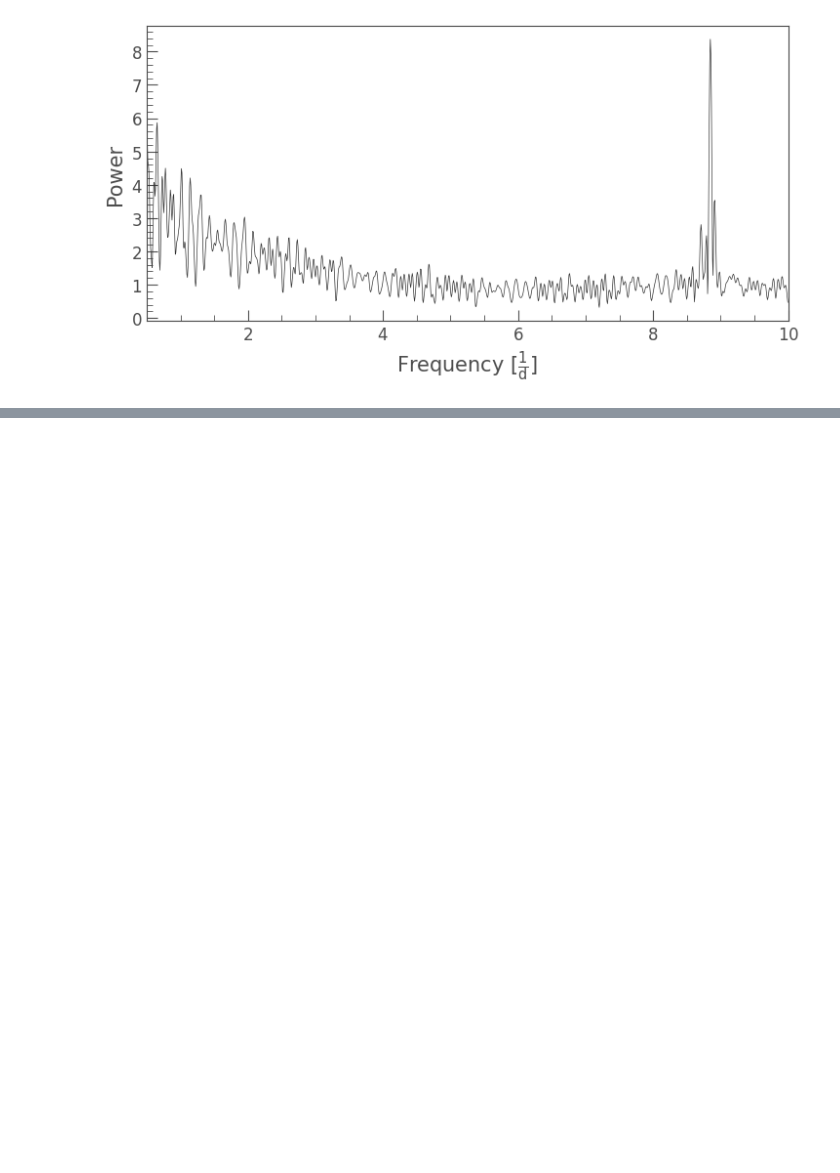
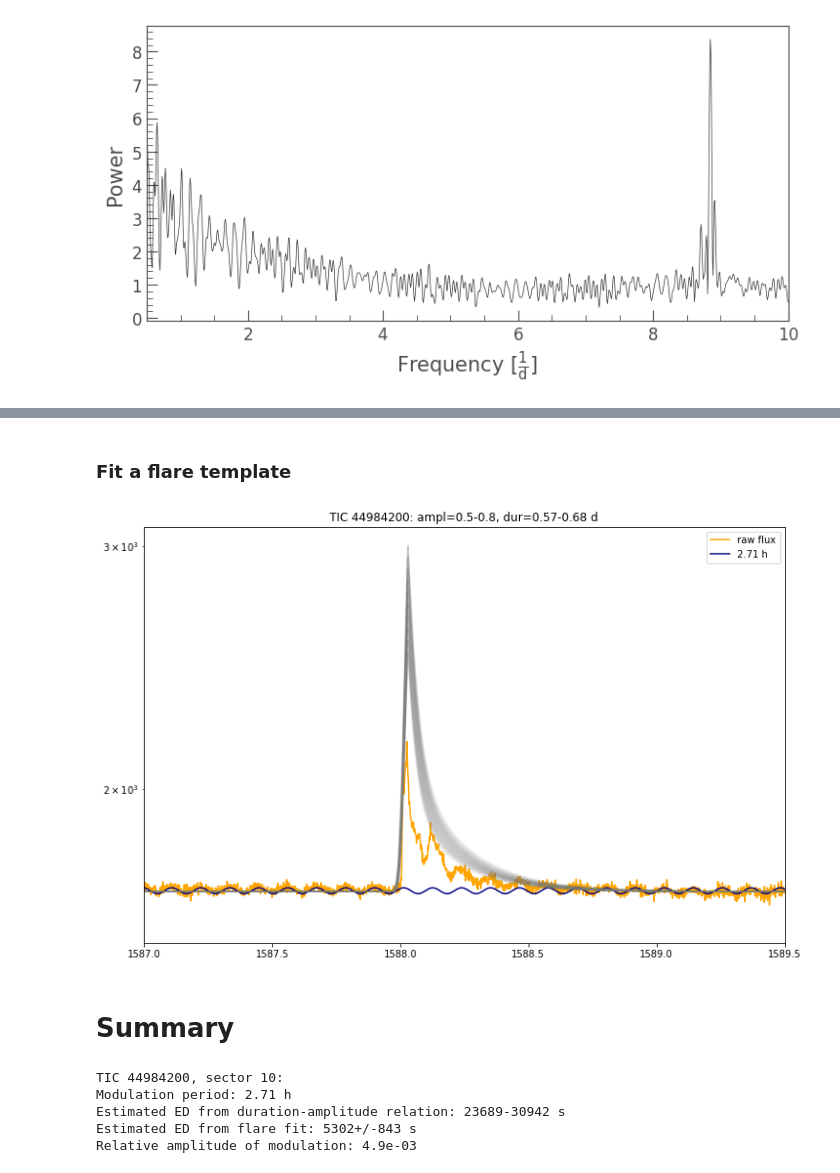
Before and after one commit to ekaterinailin/TESS_UCD_flares, a Jupyter notebook: notebook/NB8_A_strange_signal_in_TIC277539431_s12.ipynb, the cells around one changed output, grey strips where cells are left out. Saved outputs shown, nothing was run; the diff lists cells and outputs as text; code cells hidden in the pictures; blank space fills up the shorter version.

```diff
--- a/notebook/NB8_A_strange_signal_in_TIC277539431_s12.ipynb
+++ b/notebook/NB8_A_strange_signal_in_TIC277539431_s12.ipynb
@@ -104,0 +223,31 @@ modulation period:  2.712461696095165 h
+# %% [markdown]
+### Fit a flare template
+# %%
+tstartdict = {44984200:[1588.03, (.5,.8)],
+              277539431:[1641.835, (.9,1.7)]}
+# %%
+from altaipony.fakeflares import aflare
+plt.figure(figsize=(12,8))
+plt.plot(flc.time, flc.flux, c="orange", label="raw flux");
+plt.plot(flck.time, cosine(flck.time, p[0], p[1], p[2], p[3]), c="navy", label=f"{period:.2f}")
+f = flcd.flares.iloc[3]
+plt.xlim(*dt);
+plt.yscale("log")
+#plt.ylim(1.36e5,1.4e5)
+#plt.xlim(298200,298600)
+#plt.xlim(1641.81,1644)
+EDs = []
+ampl = tstartdict[TIC][1]
+for a in np.linspace(ampl[0],ampl[1],10):
+    for d in np.linspace(dur[0],dur[1],10):
+        plt.plot(flcd.time,
+                 flcd.it_med*aflare(flcd.time, tstartdict[TIC][0] , d/6, a,) + flcd.it_med,
+                 c="grey", alpha=.05)
+        x = flcd.time * 60.0 * 60.0 * 24.0
+        integral = np.sum(np.diff(x) * aflare(flcd.time, tstartdict[TIC][0] , d/6, a,)[:-1])
+        EDs.append(integral)
+plt.title(f"TIC {TIC}: ampl={ampl[0]}-{ampl[1]}, dur={dur[0]:.2f}-{dur[1]:.2f} d")
+plt.legend();
+plt.savefig(f"{CWD}/multiperiod_flares/{TIC}_{c}/plots/{TIC}_s{c}_flarefit.png",dpi=300)
+# %% [output]
+[figure, added]
@@ -104,0 +257,14 @@ modulation period:  2.712461696095165 h
+# %% [markdown]
+# Summary
+# %%
+print(f"TIC {TIC}, sector {c}:\n"\
+      f"Modulation period: {period:.2f}\n"\
+      f"Estimated ED from duration-amplitude relation: {EDest[0]:.0f}-{EDest[1]:.0f} s\n"\
+      f"Estimated ED from flare fit: {medED:.0f}+/-{stdED:.0f} s\n"\
+      f"Relative amplitude of modulation: {rel_amplitude:.1e}")
+# %% [output]
+TIC 44984200, sector 10:
+Modulation period: 2.71 h
+Estimated ED from duration-amplitude relation: 23689-30942 s
+Estimated ED from flare fit: 5302+/-843 s
+Relative amplitude of modulation: 4.9e-03
```
Also changed, not shown: parts of 18 cells of this notebook, 10 other files.
